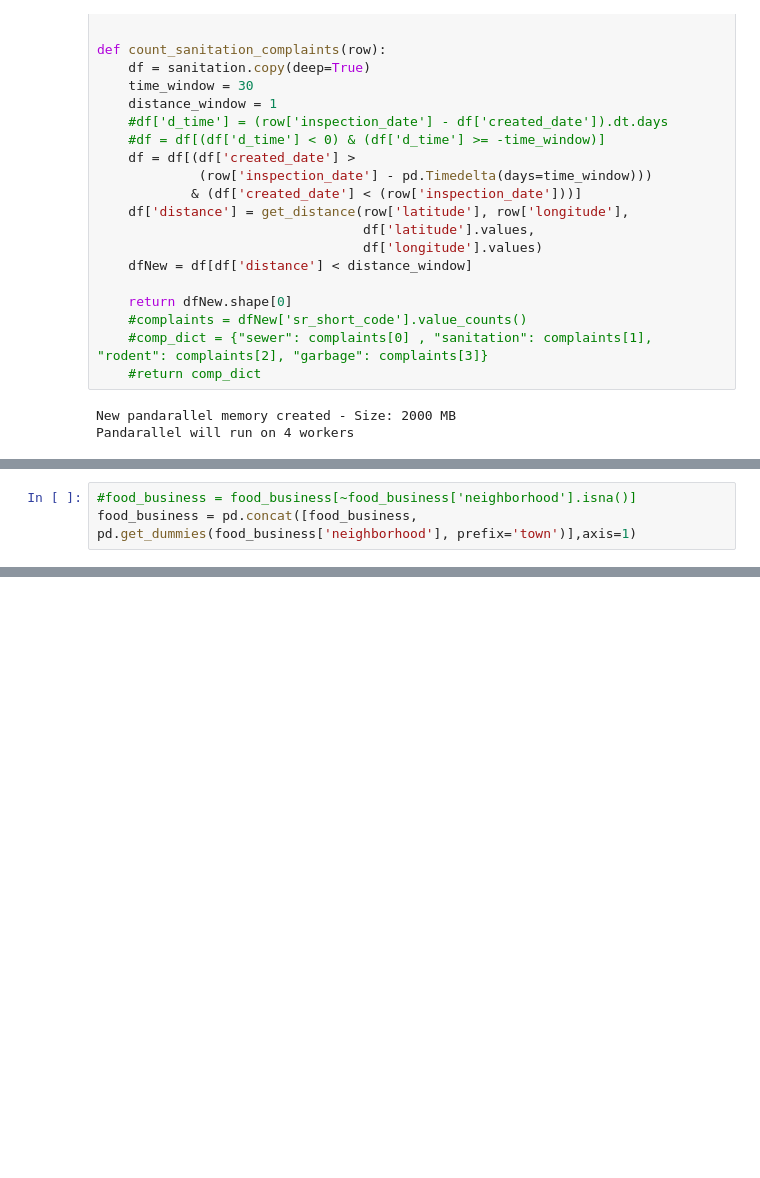
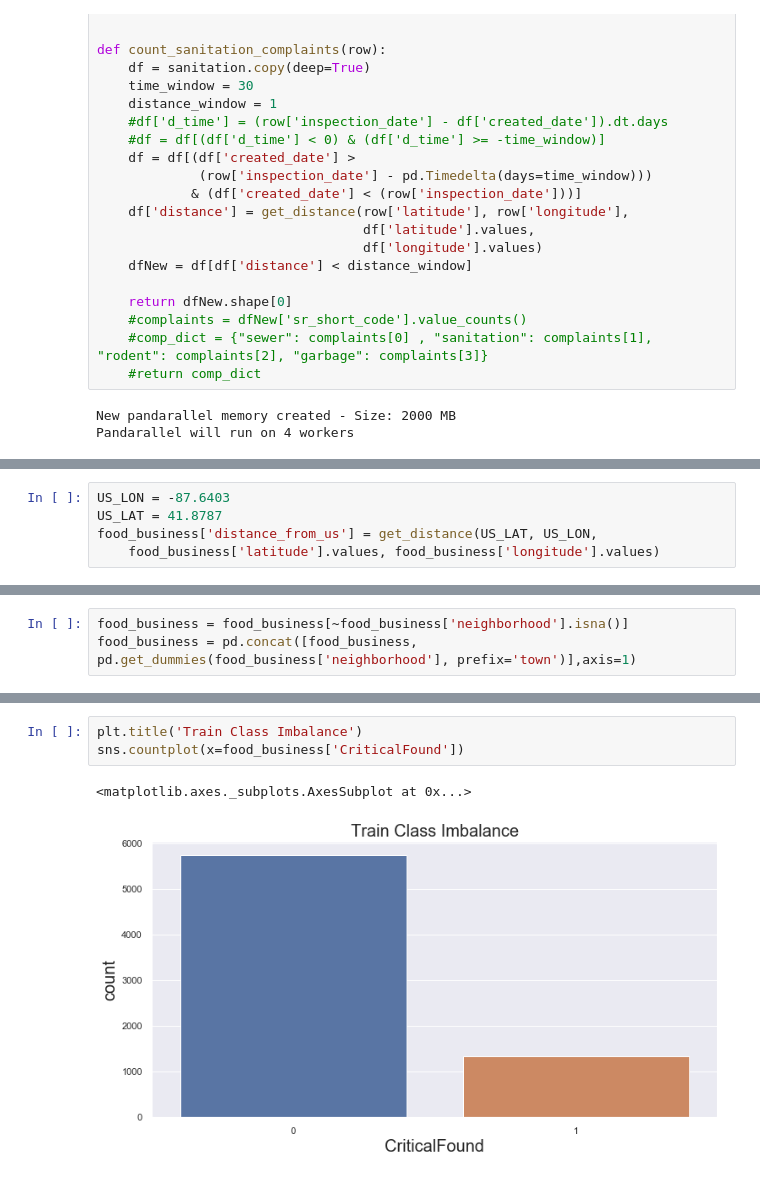
Before and after one commit to drimal/chicagofood, a Jupyter notebook: notebooks/merged_all_data_streams_05.ipynb, the cells around one changed output, grey strips where cells are left out. Saved outputs shown, nothing was run; the diff lists cells and outputs as text; blank space fills up the shorter version.

```diff
--- a/notebooks/merged_all_data_streams_05.ipynb
+++ b/notebooks/merged_all_data_streams_05.ipynb
@@ -140,0 +205,5 @@ food_business.isna().sum()
+# %%
+US_LON = -87.6403
+US_LAT = 41.8787
+food_business['distance_from_us'] = get_distance(US_LAT, US_LON,
+    food_business['latitude'].values, food_business['longitude'].values)
@@ -141,3 +255,3 @@ food_business.isna().sum()
 # %%
-#food_business = food_business[~food_business['neighborhood'].isna()]
+food_business = food_business[~food_business['neighborhood'].isna()]
 food_business = pd.concat([food_business, pd.get_dummies(food_business['neighborhood'], prefix='town')],axis=1)
@@ -143,0 +277,6 @@ food_business = pd.concat([food_business, pd.get_dummies(food_business['neighbor
+# %%
+plt.title('Train Class Imbalance')
+sns.countplot(x=food_business['CriticalFound'])
+# %% [output]
+<matplotlib.axes._subplots.AxesSubplot at 0x...>
+[figure, added]
```
Also changed, not shown: parts of 33 cells of this notebook, 2 other files.
